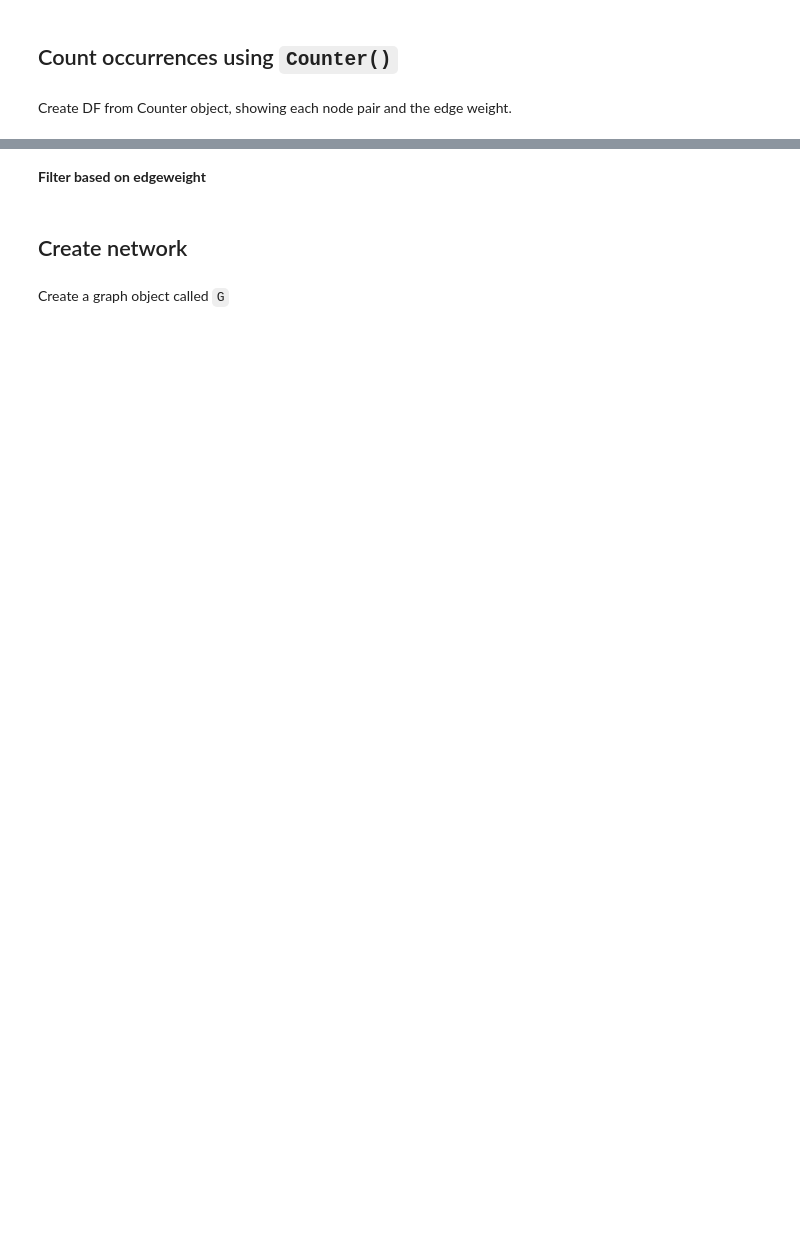
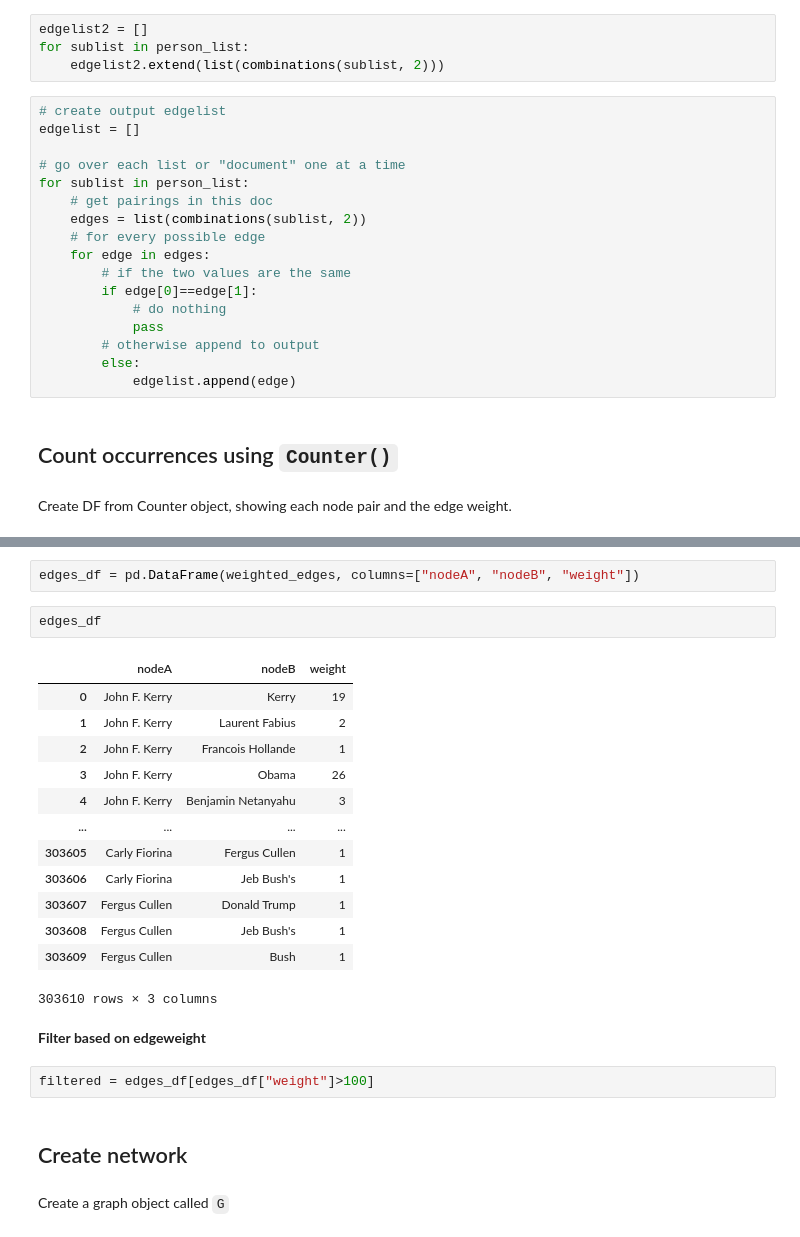
Before and after one commit to CDS-AU-DK/cds-language, a Jupyter notebook: notebooks/session6._inclass_rdkm.ipynb, the cells around one changed output, grey strips where cells are left out. Cells and saved outputs as stored; diff of their text form; blank space fills up the shorter version.

````diff
--- a/notebooks/session6._inclass_rdkm.ipynb
+++ b/notebooks/session6._inclass_rdkm.ipynb
@@ -31,3 +71,24 @@
+# %%
+edgelist2 = []
+for sublist in person_list:
+    edgelist2.extend(list(combinations(sublist, 2)))
+# %%
+# create output edgelist
+edgelist = []
+
+# go over each list or "document" one at a time
+for sublist in person_list:
+    # get pairings in this doc
+    edges = list(combinations(sublist, 2))
+    # for every possible edge
+    for edge in edges:
+        # if the two values are the same
+        if edge[0]==edge[1]:
+            # do nothing
+            pass
+        # otherwise append to output
+        else:
+            edgelist.append(edge)
 # %% [markdown]
 ## Count occurrences using ```Counter()```
 # %% [markdown]
@@ -35,5 +107,25 @@ Create DF from Counter object, showing each node pair and the edge weight.
+# %%
+edges_df = pd.DataFrame(weighted_edges, columns=["nodeA", "nodeB", "weight"])
+# %%
+edges_df
+# %% [output]
+|  | nodeA | nodeB | weight |
+| 0 | John F. Kerry | Kerry | 19 |
+| 1 | John F. Kerry | Laurent Fabius | 2 |
+| 2 | John F. Kerry | Francois Hollande | 1 |
+| 3 | John F. Kerry | Obama | 26 |
+| 4 | John F. Kerry | Benjamin Netanyahu | 3 |
+| ... | ... | ... | ... |
+| 303605 | Carly Fiorina | Fergus Cullen | 1 |
+| 303606 | Carly Fiorina | Jeb Bush's | 1 |
+| 303607 | Fergus Cullen | Donald Trump | 1 |
+| 303608 | Fergus Cullen | Jeb Bush's | 1 |
+| 303609 | Fergus Cullen | Bush | 1 |
+303610 rows × 3 columns
 # %% [markdown]
 __Filter based on edgeweight__
+# %%
+filtered = edges_df[edges_df["weight"]>100]
 # %% [markdown]
 ## Create network
 # %% [markdown]
````
Also changed, not shown: parts of 12 cells of this notebook.
